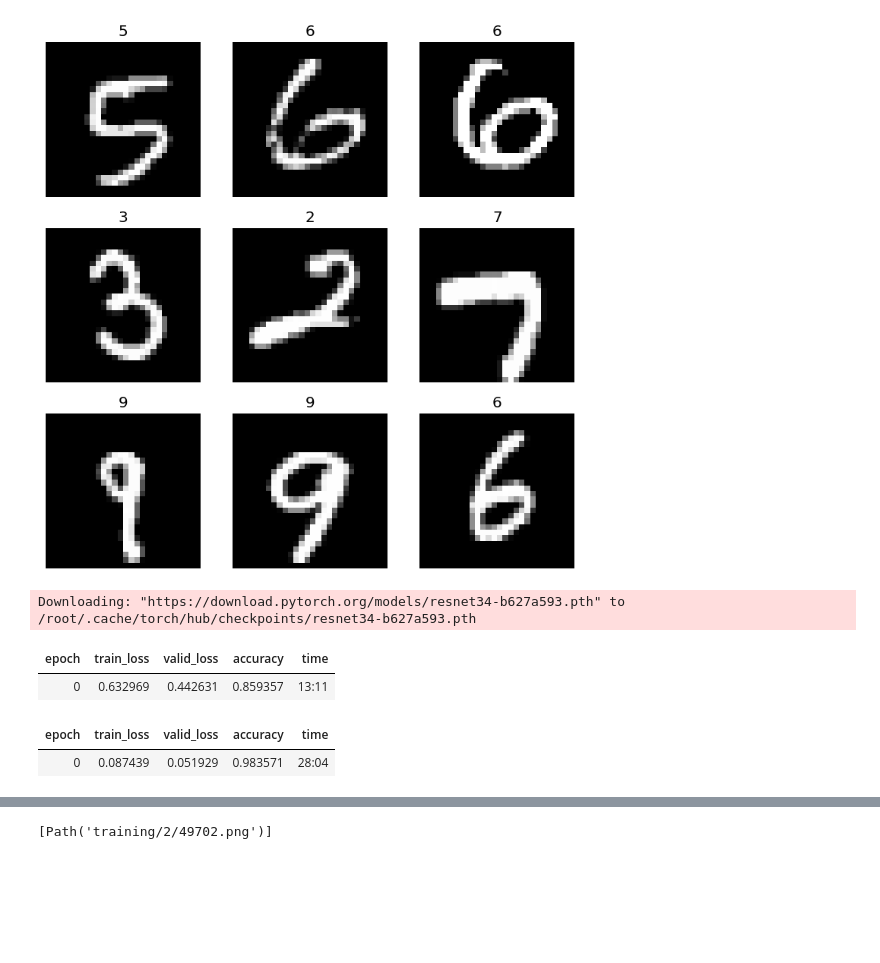
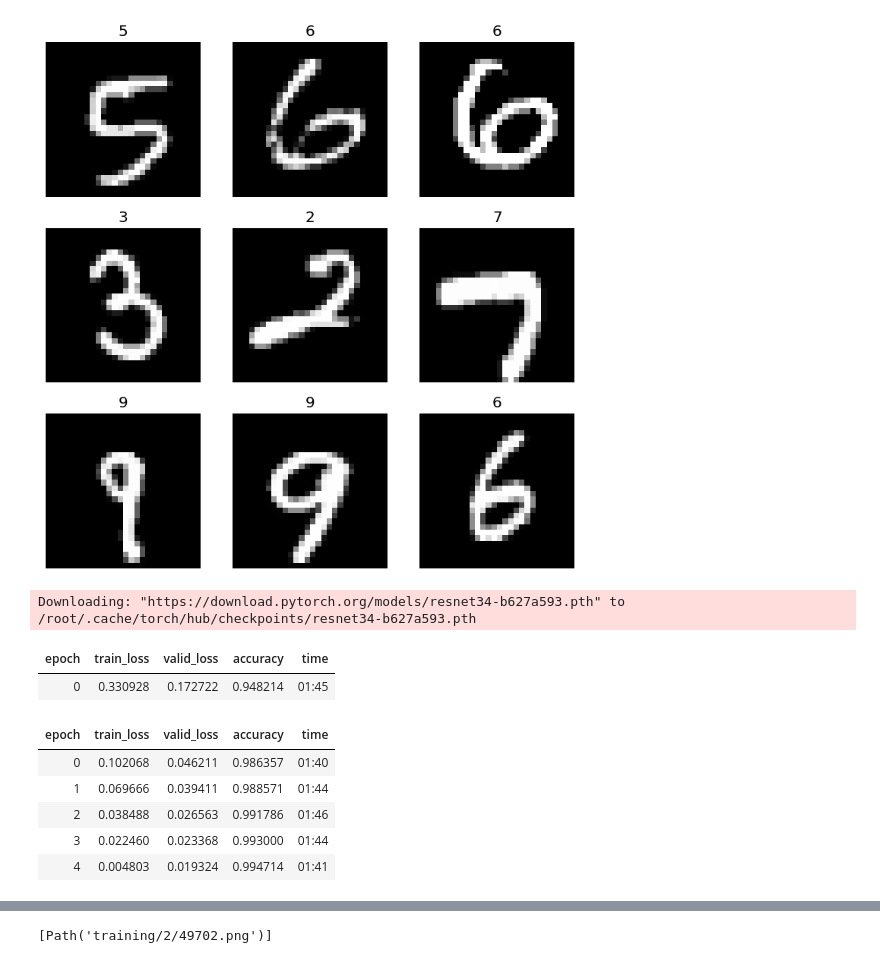
Before and after one commit to rubanzasilva/mnist_basics, a Jupyter notebook: a_mnist.ipynb, the cells around one changed output, grey strips where cells are left out. Saved outputs shown, nothing was run; the diff lists cells and outputs as text; code cells hidden in the pictures; blank space fills up the shorter version.

```diff
--- a/a_mnist.ipynb
+++ b/a_mnist.ipynb
@@ -37,13 +351,17 @@ dls.show_batch()
 [figure]
 # %%
 learn = vision_learner(dls, resnet34,loss_func=F.cross_entropy, metrics=accuracy)
-learn.fine_tune(1)
+learn.fine_tune(5,0.01)
 # %% [output]
 Downloading: "https://download.pytorch.org/models/resnet34-b627a593.pth" to /root/.cache/torch/hub/checkpoints/resnet34-b627a593.pth
 | epoch | train_loss | valid_loss | accuracy | time |
-| 0 | 0.632969 | 0.442631 | 0.859357 | 13:11 |
+| 0 | 0.330928 | 0.172722 | 0.948214 | 01:45 |
 | epoch | train_loss | valid_loss | accuracy | time |
-| 0 | 0.087439 | 0.051929 | 0.983571 | 28:04 |
+| 0 | 0.102068 | 0.046211 | 0.986357 | 01:40 |
+| 1 | 0.069666 | 0.039411 | 0.988571 | 01:44 |
+| 2 | 0.038488 | 0.026563 | 0.991786 | 01:46 |
+| 3 | 0.022460 | 0.023368 | 0.993000 | 01:44 |
+| 4 | 0.004803 | 0.019324 | 0.994714 | 01:41 |
 # %%
 learn.recorder.values[-1][2]
 # %% [output]
```
Also changed, not shown: parts of 13 cells of this notebook.
